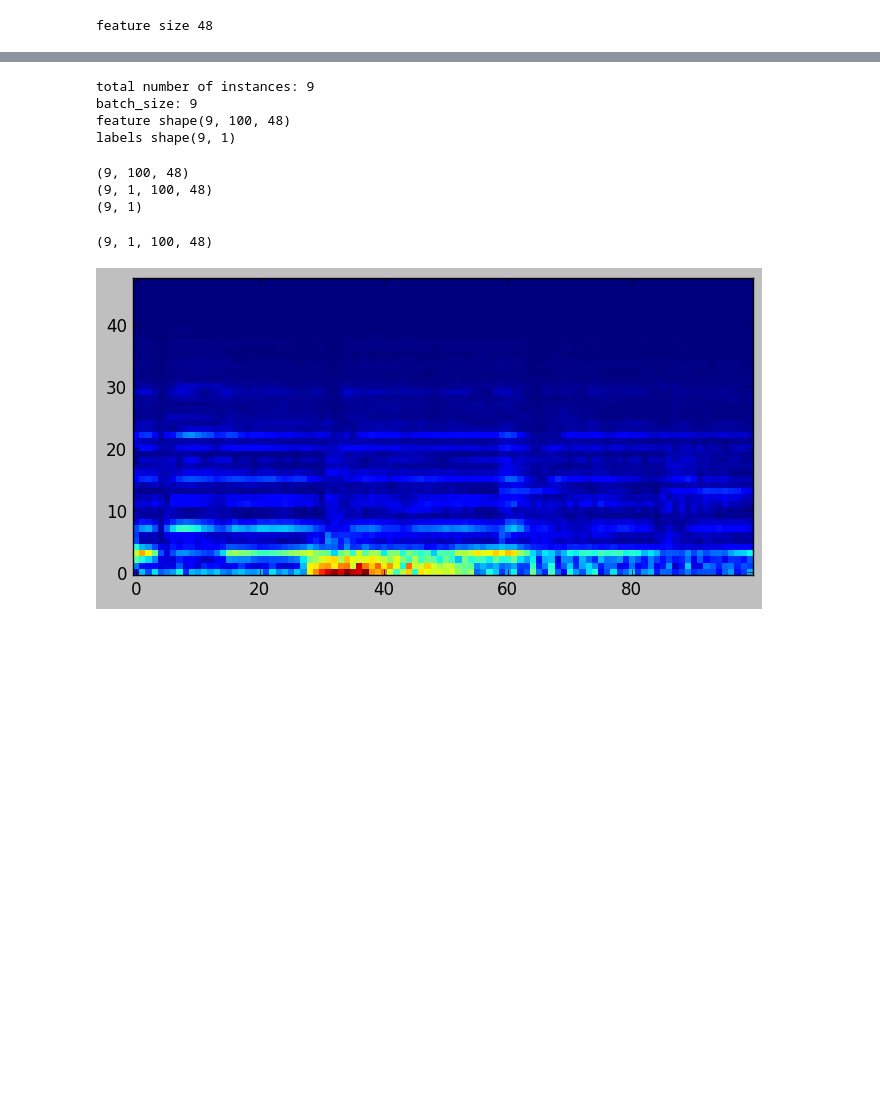
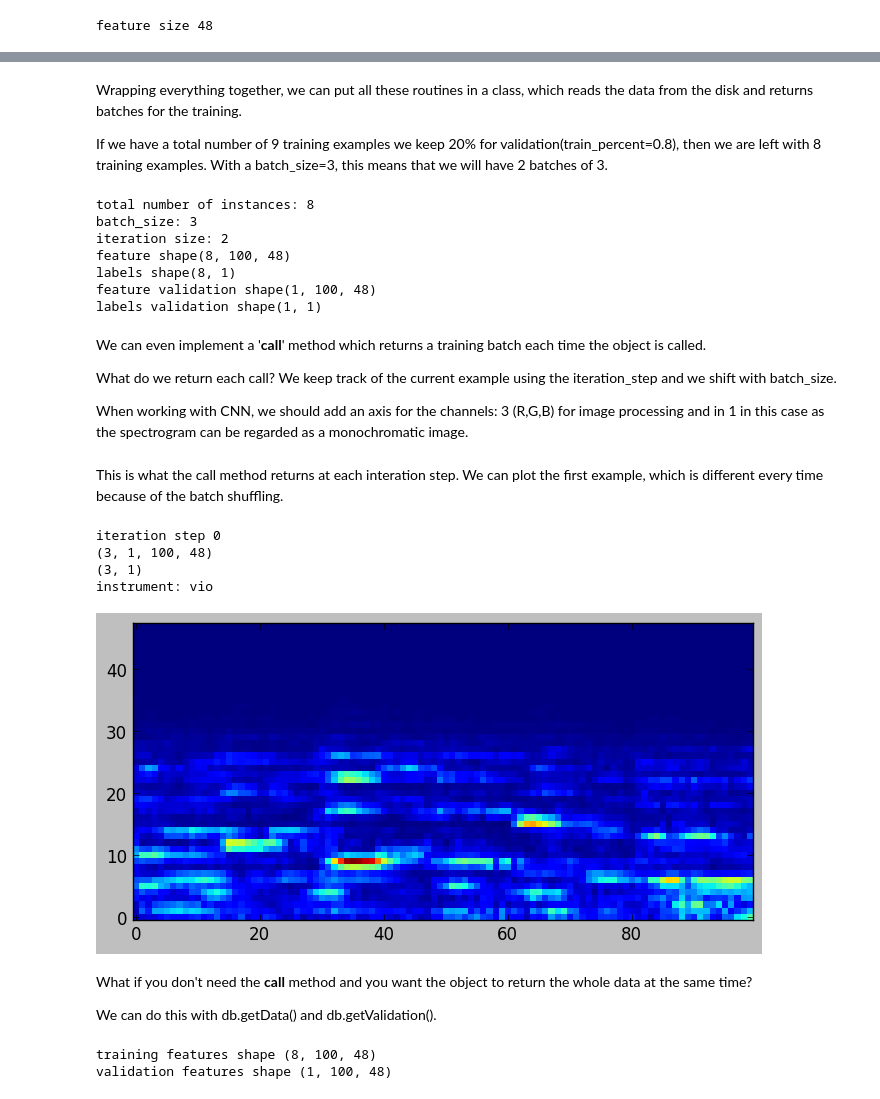
Before and after one commit to nkundiushuti/pydata2017bcn, a Jupyter notebook: DataPreprocessing.ipynb, the cells around one changed output, grey strips where cells are left out. Cells and saved outputs as stored; diff of their text form; code cells hidden in the pictures; blank space fills up the shorter version.

Commit message:
added validation set

```diff
--- a/DataPreprocessing.ipynb
+++ b/DataPreprocessing.ipynb
@@ -171,34 +267,64 @@ feature size 48
+# %% [markdown]
+Wrapping everything together, we can put all these routines in a class, which reads the data from the disk and returns batches for the training.
+
+If we have a total number of 9 training examples we keep 20% for validation(train_percent=0.8), then we are left with 8 training examples. With a batch_size=3, this means that we will have 2 batches of 3.
 # %%
 import dataset
 from dataset import MyDataset
 
-db=MyDataset(feature_dir=feature_dir_train, batch_size=32, time_context=100, overlap=25, suffix_in='_mel_',suffix_out='_label_',floatX=np.float32)
+db=MyDataset(feature_dir=feature_dir_train, batch_size=3, time_context=100, overlap=25,
+             suffix_in='_mel_',suffix_out='_label_',floatX=np.float32,train_percent=0.8)
 print "total number of instances: "+str(db.total_points)
 print "batch_size: "+str(db.batch_size)
+print "iteration size: "+str(db.iteration_size)
 print "feature shape"+str(db.features.shape)
 print "labels shape"+str(db.labels.shape)
+print "feature validation shape"+str(db.features_valid.shape)
+print "labels validation shape"+str(db.labels_valid.shape)
 # %% [output]
-total number of instances: 9
-batch_size: 9
-feature shape(9, 100, 48)
-labels shape(9, 1)
+total number of instances: 8
+batch_size: 3
+iteration size: 2
+feature shape(8, 100, 48)
+labels shape(8, 1)
+feature validation shape(1, 100, 48)
+labels validation shape(1, 1)
+# %% [markdown]
+We can even implement a '__call__' method which returns a training batch each time the object is called.
+
+What do we return each call? We keep track of the current example using the iteration_step and we shift with batch_size.
+
+When working with CNN, we should add an axis for the channels: 3 (R,G,B) for image processing and in 1 in this case as the spectrogram can be regarded as a monochromatic image.
 # %%
 #what do we return at each call
 feat=db.features[db.iteration_step*db.batch_size:(db.iteration_step+1)*db.batch_size]
-print feat.shape
 feat=db.features[db.iteration_step*db.batch_size:(db.iteration_step+1)*db.batch_size,np.newaxis]
-print feat.shape
 lab=db.labels[db.iteration_step*db.batch_size:(db.iteration_step+1)*db.batch_size]
-print lab.shape
-# %% [output]
-(9, 100, 48)
-(9, 1, 100, 48)
-(9, 1)
+# %% [markdown]
+This is what the call method returns at each interation step. We can plot the first example, which is different every time because of the batch shuffling.
 # %%
 features,labels = db()
+print "iteration step "+str(db.iteration_step)
 print features.shape
-plt.imshow(np.log10(1+100*features[0,0,:,:].T),interpolation='none', origin='lower')
+print labels.shape
+print 'instrument: '+instruments[int(labels[1,0])]
+plt.imshow(np.log10(1+100*features[2,0,:,:].T),interpolation='none', origin='lower')
 plt.show()
 # %% [output]
-(9, 1, 100, 48)
+iteration step 0
+(3, 1, 100, 48)
+(3, 1)
+instrument: vio
-[figure, old version]
+[figure, new version]
+# %% [markdown]
+What if you don't need the __call__ method and you want the object to return the whole data at the same time?
+
+We can do this with db.getData() and db.getValidation().
+# %%
+features, labels, features_valid, labels_valid = db.getData()
+print "training features shape "+str(features.shape)
+print "validation features shape "+str(features_valid.shape)
+features_valid, labels_valid = db.getValidation()
+# %% [output]
+training features shape (8, 100, 48)
+validation features shape (1, 100, 48)
```
Also changed, not shown: parts of 29 cells of this notebook, 2 other files.
